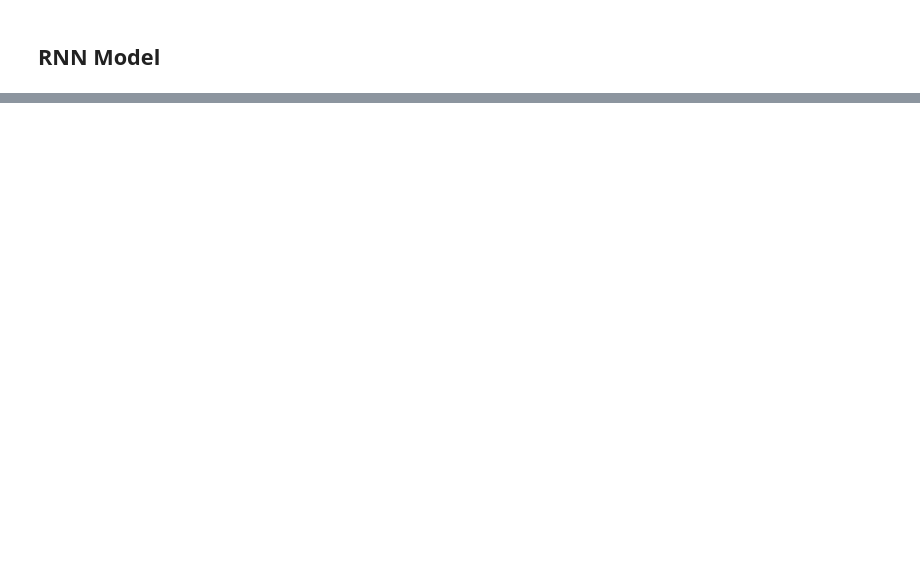
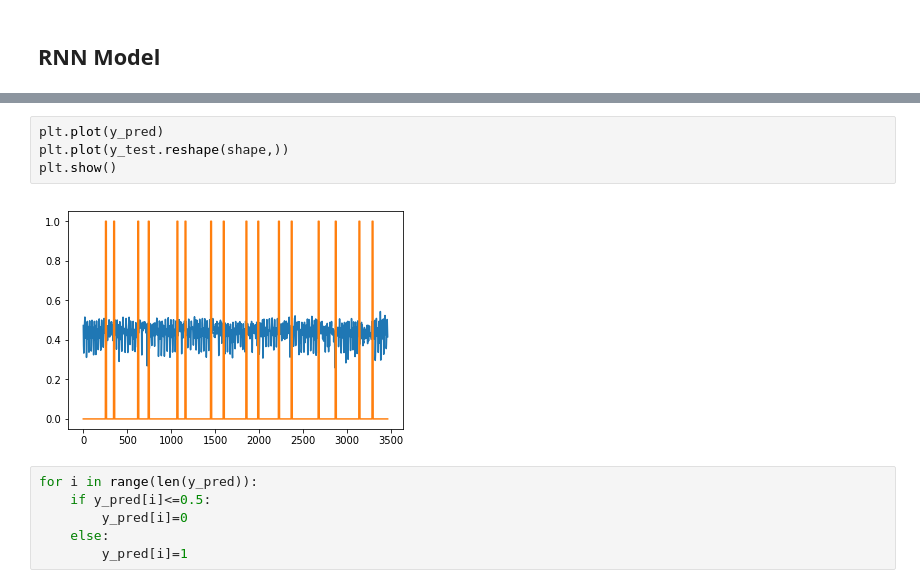
Before and after one commit to shubh1612/ELL_Ass_3, a Jupyter notebook: src/part2.ipynb, the cells around one changed output, grey strips where cells are left out. Drawn from its saved outputs; the diff is of its cells as text; blank space fills up the shorter version.

```diff
--- a/src/part2.ipynb
+++ b/src/part2.ipynb
@@ -359,0 +658,12 @@ ValueError: Error when checking input: expected input_3 to have 3 dimensions, bu
+# %%
+plt.plot(y_pred)
+plt.plot(y_test.reshape(shape,))
+plt.show()
+# %% [output]
+[figure, added]
+# %%
+for i in range(len(y_pred)):
+    if y_pred[i]<=0.5:
+        y_pred[i]=0
+    else:
+        y_pred[i]=1
```
Also changed, not shown: parts of 56 cells of this notebook.
